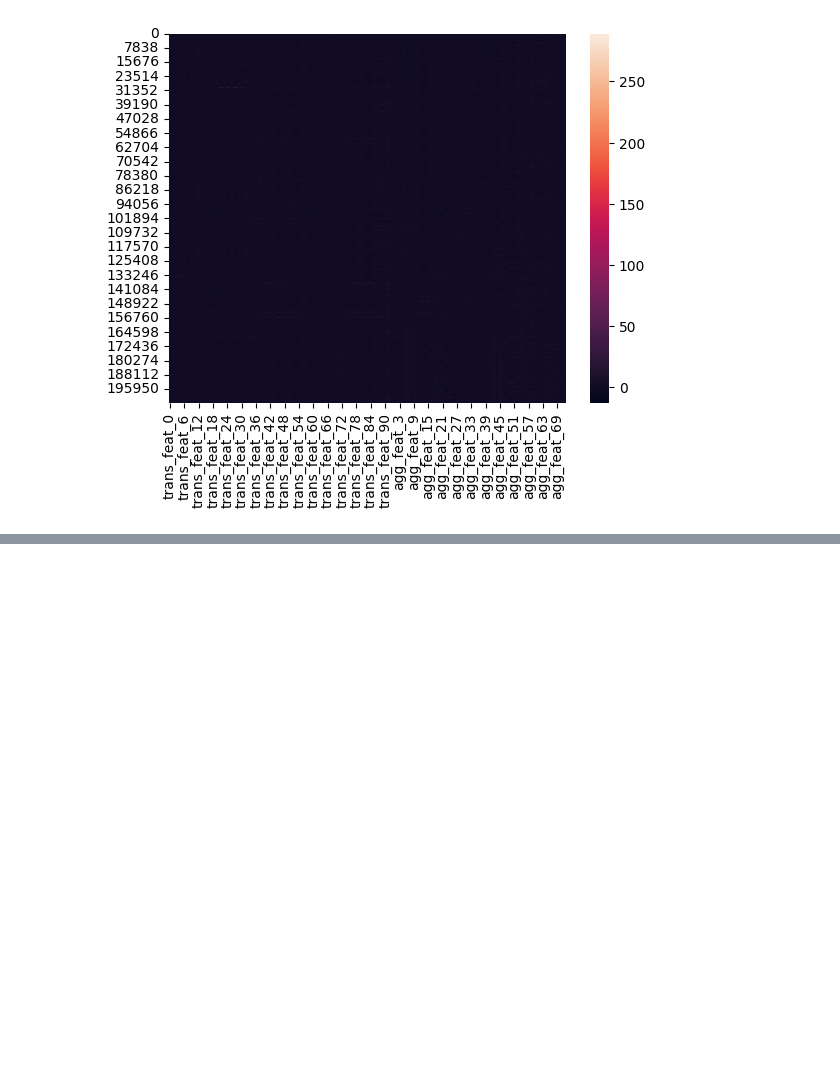
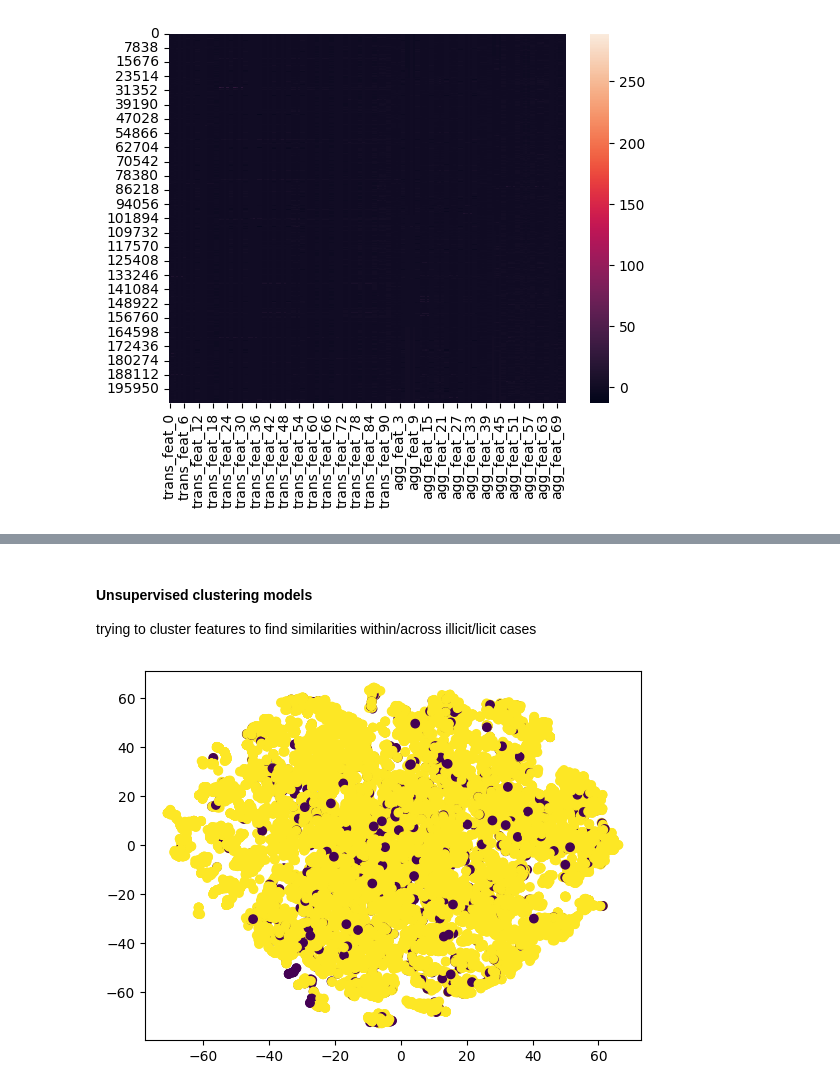
Before and after one commit to riz734/ML-for-Finance-Quant, a Jupyter notebook: elliptic_bitcoin/elliptic_btc_fraud_detection.ipynb, the cells around one changed output, grey strips where cells are left out. Saved outputs shown, nothing was run; the diff lists cells and outputs as text; code cells hidden in the pictures; blank space fills up the shorter version.

```diff
--- a/elliptic_bitcoin/elliptic_btc_fraud_detection.ipynb
+++ b/elliptic_bitcoin/elliptic_btc_fraud_detection.ipynb
@@ -310,0 +358,23 @@ IndexError: list index out of range
+# %% [markdown]
+#### Unsupervised clustering models
+trying to cluster features to find similarities within/across illicit/licit cases
+# %%
+# Importing Modules
+from sklearn import datasets
+from sklearn.manifold import TSNE
+import matplotlib.pyplot as plt
+
+# Defining Model
+model = TSNE(learning_rate=100)
+
+# Fitting Model
+transformed = model.fit_transform(df)
+
+# Plotting 2d t-Sne
+x_axis = transformed[:, 0]
+y_axis = transformed[:, 1]
+
+plt.scatter(x_axis, y_axis, c=df.Class)
+plt.show()
+# %% [output]
+[figure, added]
```
Also changed, not shown: parts of 24 cells of this notebook, 1 other file.
